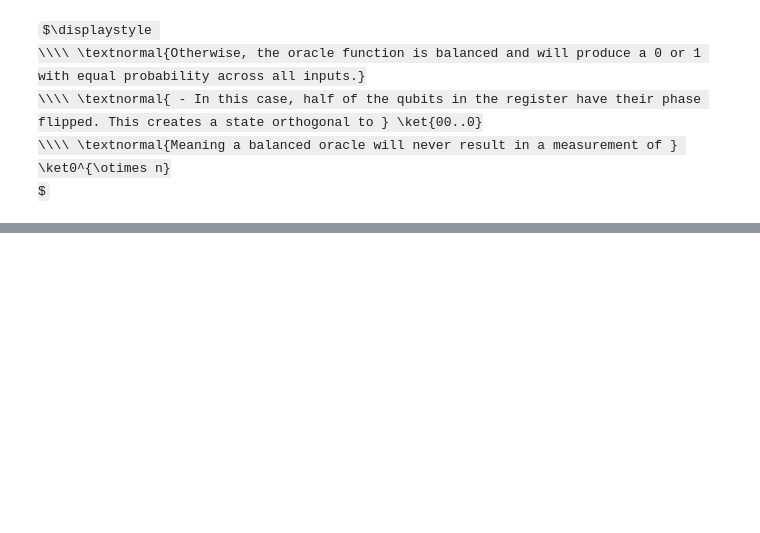
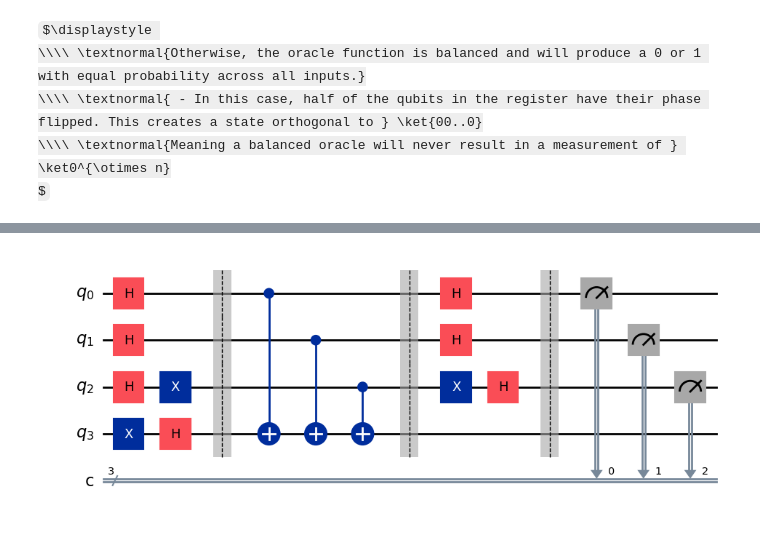
Before and after one commit to AThomsonSMC/uri-qc, a Jupyter notebook: phy573/week3-dj-algorithm.ipynb, the cells around one changed output, grey strips where cells are left out. Cells and saved outputs as stored; diff of their text form; code cells hidden in the pictures; some formulas as TeX source; blank space fills up the shorter version.

Commit message:
Finish the Deutsch-Jozsa Algorithm

```diff
--- a/phy573/week3-dj-algorithm.ipynb
+++ b/phy573/week3-dj-algorithm.ipynb
@@ -222,0 +212,8 @@ $
+# %%
+# length of the n-bit string that is input to the oracle
+EXAMPLE_N = 3
+ALLOWED_CHRS = ['0', '1']
+def validate_input(input_str, n):
+    assert len(input_str) == n
+    for i in input_str:
+        assert i in ['0', '1']
@@ -222,0 +316,18 @@ $
+# %%
+# Use the oracle in conjunction with other steps in the algorithm to produce this circuit
+
+# Initialize a quantum register with N+1 qubits and a classical register with N bits
+dj_circuit = QCir(EXAMPLE_N+1, EXAMPLE_N)
+
+# Apply a H-gate to all qubits except the last
+def place_hgates(qc):
+    for qubit in range(len(qc.qregs[0])-1):
+        qc.h(qubit)
+
+place_hgates(dj_circuit)
+
+# Flip the final qubit before applying a H-gate
+dj_circuit.x(EXAMPLE_N)
+dj_circuit.h(EXAMPLE_N)
+
+dj_circuit.draw()
@@ -222,0 +345,6 @@ $
+# %%
+# Add the balanced oracle defined previously
+test_input = '001'
+
+dj_circuit = dj_circuit.compose(build_balanced_oracle(test_input))
+dj_circuit.draw()
@@ -222,0 +362,15 @@ $
+# %%
+# Finally, apply H-gates again and then take measurements
+place_hgates(dj_circuit)
+
+dj_circuit.barrier()
+
+def measure_dj(qc):
+    # Don't measure last qubit
+    for i in range(len(qc.qregs[0])-1):
+        qc.measure(i, i)
+
+measure_dj(dj_circuit)
+dj_circuit.draw(output="mpl", style="iqp")
+# %% [output]
+[figure, added]
```
Also changed, not shown: parts of 31 cells of this notebook.
